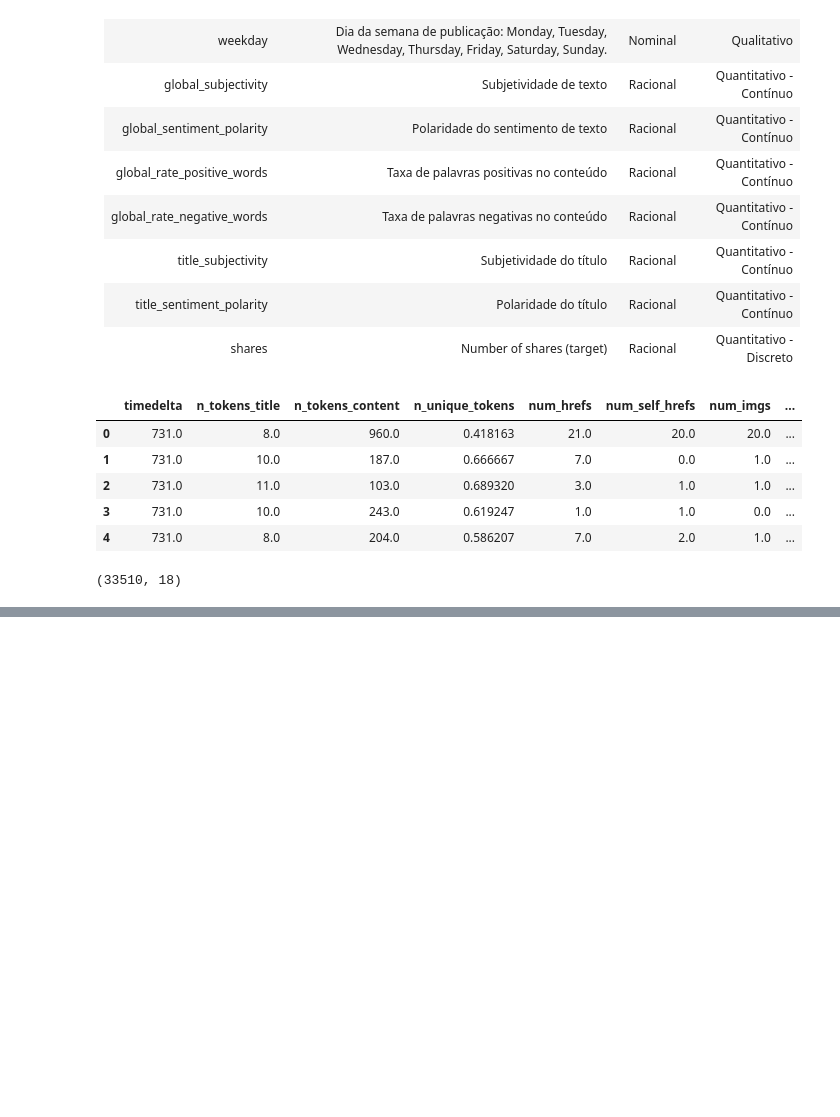
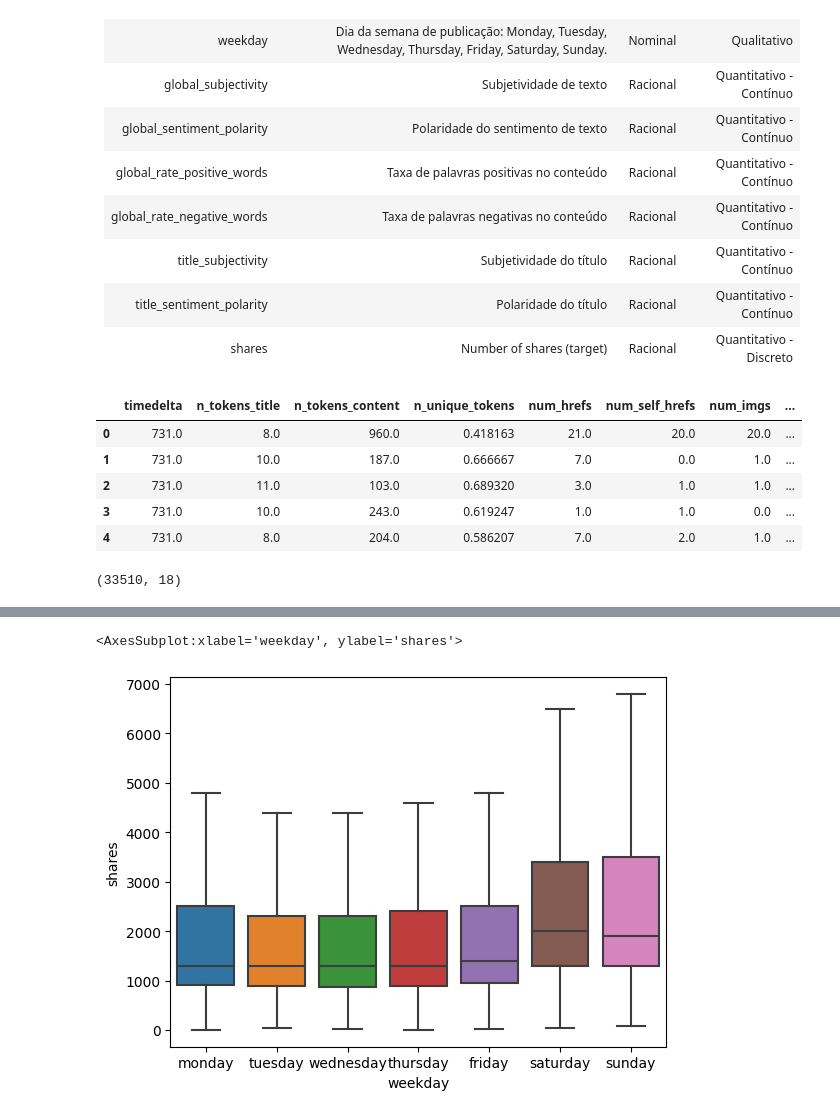
Before and after one commit to Jownao/dive_datascience, a Jupyter notebook: lab/01_Analise de Dados.ipynb, the cells around one changed output, grey strips where cells are left out. Drawn from its saved outputs; the diff is of its cells as text; code cells hidden in the pictures; blank space fills up the shorter version.

```diff
--- a/lab/01_Analise de Dados.ipynb
+++ b/lab/01_Analise de Dados.ipynb
@@ -48,0 +96,5 @@ data_pop.shape #Obter Atributos e instâncias
+# %%
+sns.boxplot(x="weekday", y="shares", data= data_pop, showfliers = False)
+# %% [output]
+<AxesSubplot:xlabel='weekday', ylabel='shares'>
+[figure, added]
```
Also changed, not shown: parts of 5 cells of this notebook.
